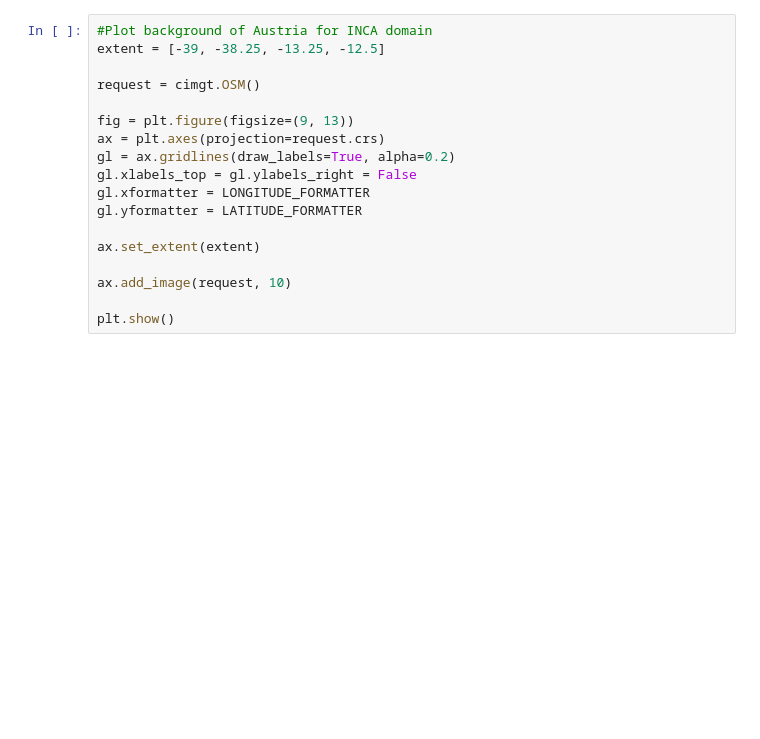
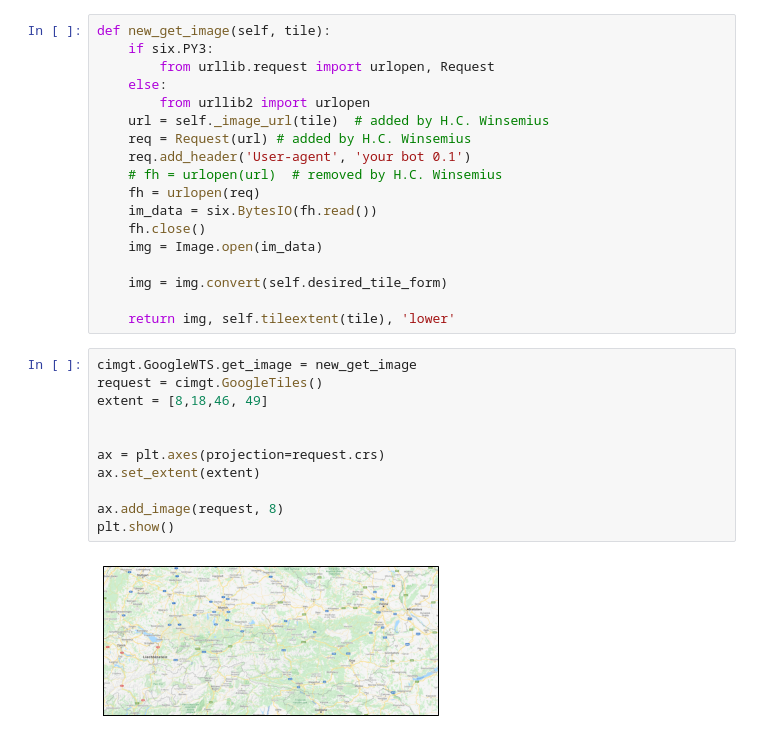
Before and after one commit to Aitorrent/fuzzy_garbanzo, a Jupyter notebook: plot_INCA_google_background.ipynb, the cells around one changed output. Drawn from its saved outputs; the diff is of its cells as text; blank space fills up the shorter version.

```diff
--- a/plot_INCA_google_background.ipynb
+++ b/plot_INCA_google_background.ipynb
@@ -12,18 +9,31 @@ ModuleNotFoundError: No module named 'cartopy'
-# %%
-#Plot background of Austria for INCA domain
-extent = [-39, -38.25, -13.25, -12.5]
-
-request = cimgt.OSM()
-
-fig = plt.figure(figsize=(9, 13))
-ax = plt.axes(projection=request.crs)
-gl = ax.gridlines(draw_labels=True, alpha=0.2)
-gl.xlabels_top = gl.ylabels_right = False
-gl.xformatter = LONGITUDE_FORMATTER
-gl.yformatter = LATITUDE_FORMATTER
-
-ax.set_extent(extent)
-
-ax.add_image(request, 10)
-
-plt.show()
+# %%
+def new_get_image(self, tile):
+    if six.PY3:
+        from urllib.request import urlopen, Request
+    else:
+        from urllib2 import urlopen
+    url = self._image_url(tile)  # added by H.C. Winsemius
+    req = Request(url) # added by H.C. Winsemius
+    req.add_header('User-agent', 'your bot 0.1')
+    # fh = urlopen(url)  # removed by H.C. Winsemius
+    fh = urlopen(req)
+    im_data = six.BytesIO(fh.read())
+    fh.close()
+    img = Image.open(im_data)
+
+    img = img.convert(self.desired_tile_form)
+
+    return img, self.tileextent(tile), 'lower'
+# %%
+cimgt.GoogleWTS.get_image = new_get_image
+request = cimgt.GoogleTiles()
+extent = [8,18,46, 49]
+
+
+ax = plt.axes(projection=request.crs)
+ax.set_extent(extent)
+
+ax.add_image(request, 8)
+plt.show()
+# %% [output]
+[figure, added]
```
Also changed, not shown: parts of 1 cell of this notebook.
